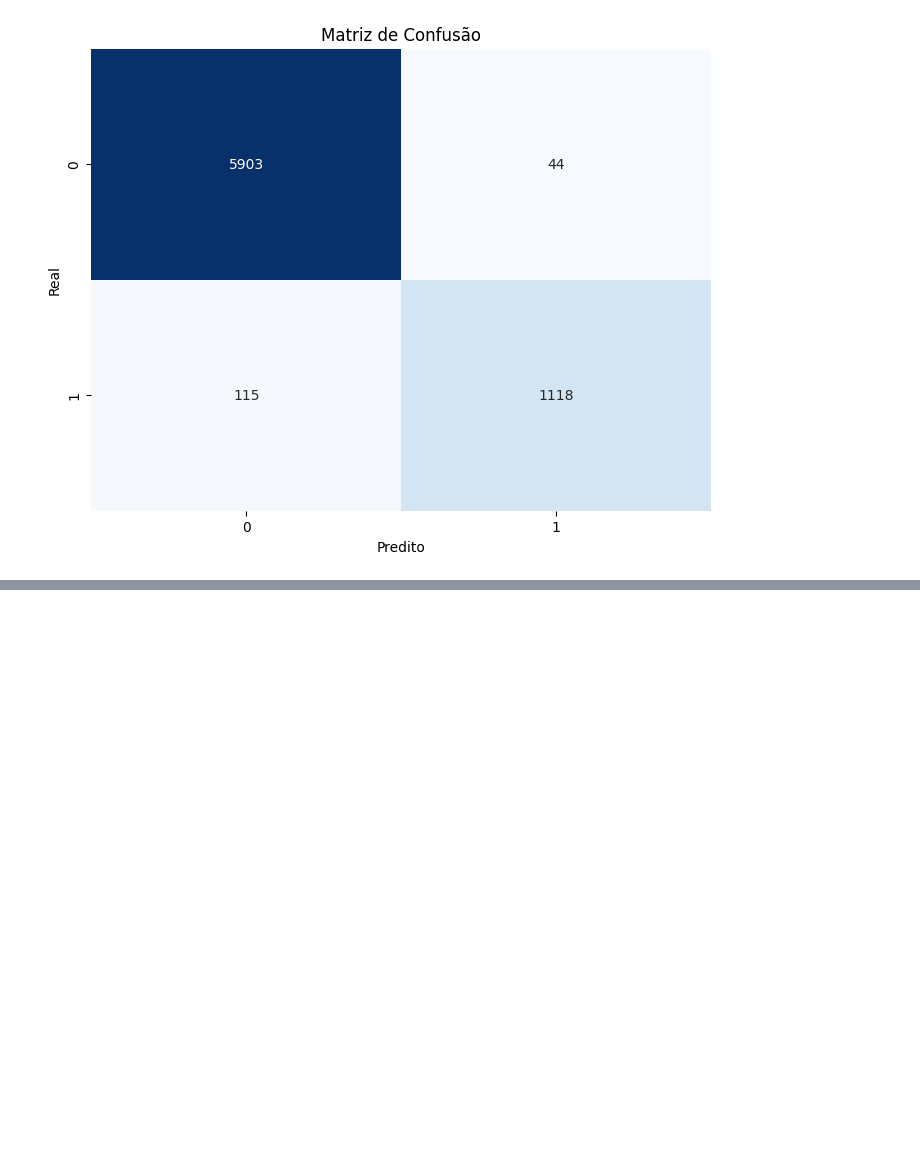
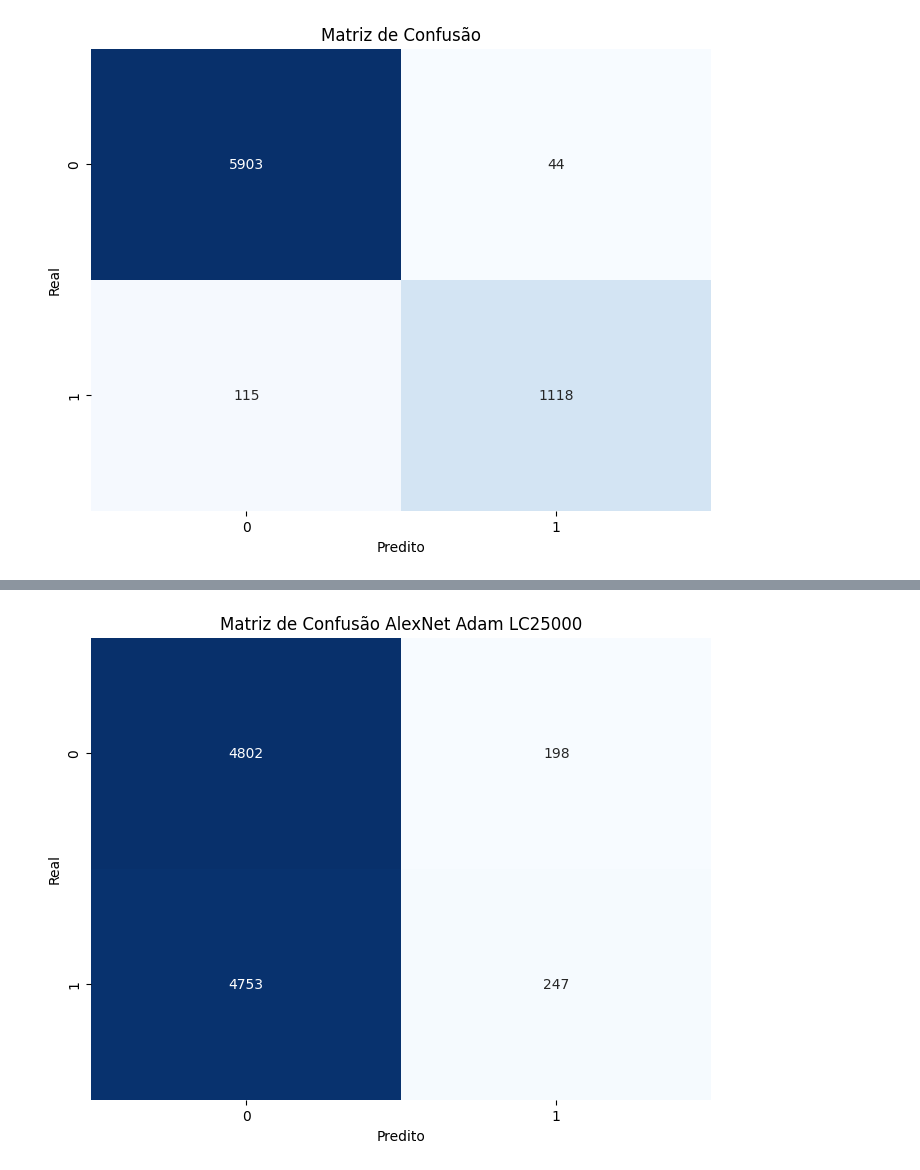
Before and after one commit to Leir-Cruz/machine-learning-colon-detection, a Jupyter notebook: notebooks/NCTCRCHE100K/Adam/normal/AexNet.ipynb, the cells around one changed output, grey strips where cells are left out. Drawn from its saved outputs; the diff is of its cells as text; code cells hidden in the pictures; blank space fills up the shorter version.

Commit message:
:art: feat: new model prepared to run test function with differents dataset from the one used in trainning

```diff
--- a/notebooks/NCTCRCHE100K/Adam/normal/AexNet.ipynb
+++ b/notebooks/NCTCRCHE100K/Adam/normal/AexNet.ipynb
@@ -376,0 +423,7 @@ plt.show()
+# %%
+
+path_to_dataset_lc = pathlib.Path('/content/lung_colon_image_set/colon_image_sets')
+LC25000Formatter(input_path = path_to_dataset_lc, output_csv = "nb_lc25000.csv").run()
+dataframe_lc = pd.read_csv("/content/nb_lc25000.csv")
+df_test_lc = dataframe_lc[["path", "label"]]
+print(f"Number of images in test dataset lc25000: {len(df_test_lc)}")
@@ -376,0 +488,7 @@ plt.show()
+# %%
+dataset_test_lc = LC25000DatasetMemory(
+        df_test_lc,
+        transforms=CustomDatasetConfig.TEST_TRANSFORMS,
+        target_column="label",
+    )
+dataloader_test_lc = DataLoader(dataset_test_lc, batch_size= batch_size, pin_memory = True,shuffle= False)
@@ -376,0 +502,4 @@ plt.show()
+# %%
+model = torchvision.models.alexnet(num_classes=output_features)
+path = "/content/drive/MyDrive/Machine Learning/Resultados TCC/models/NCTCRCHE100K/Adam/normal/AlexNet_best.pt"
+model.load_state_dict(torch.load(path, map_location="cuda"))
@@ -376,0 +508,2 @@ plt.show()
+# %%
+acc, precision, recall, f1, cm = test_model(model, "cuda", dataloader_test_lc)
@@ -376,0 +539,9 @@ plt.show()
+# %%
+plt.figure(figsize=(8, 6))
+sns.heatmap(cm, annot=True, fmt='d', cmap='Blues', cbar=False)
+plt.title("Matriz de Confusão AlexNet Adam LC25000")
+plt.xlabel("Predito")
+plt.ylabel("Real")
+plt.show()
+# %% [output]
+[figure, added]
```
Also changed, not shown: parts of 23 cells of this notebook, 3 other files.
